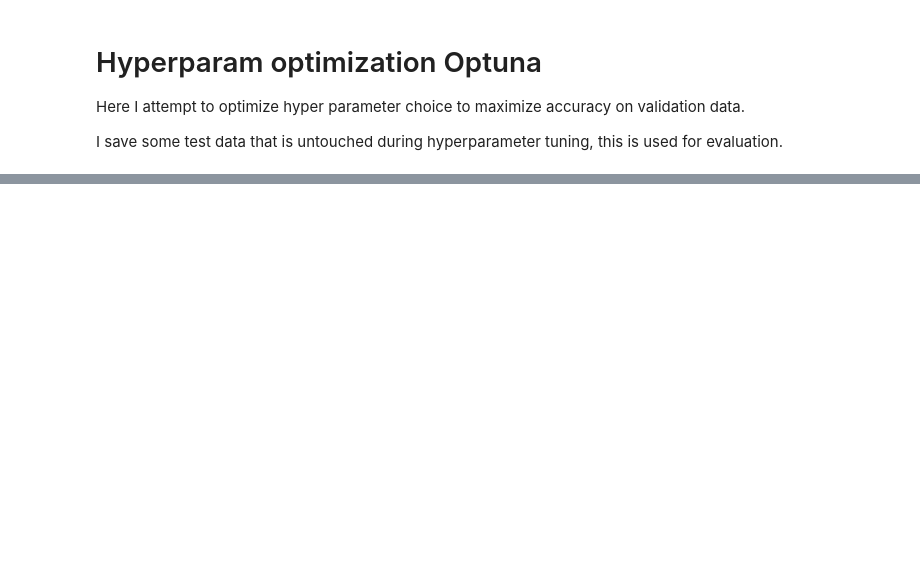
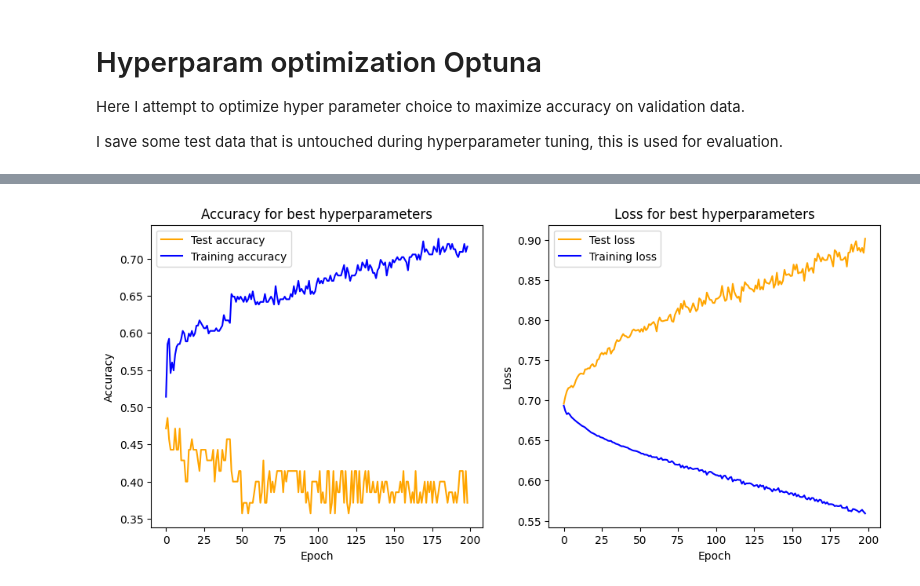
Before and after one commit to duedahl/LU_EEG_Classification, a Jupyter notebook: NN_EEGNET.ipynb, the cells around one changed output, grey strips where cells are left out. Saved outputs shown, nothing was run; the diff lists cells and outputs as text; code cells hidden in the pictures; blank space fills up the shorter version.

```diff
--- a/NN_EEGNET.ipynb
+++ b/NN_EEGNET.ipynb
@@ -201,7 +188,11 @@ Here I attempt to optimize hyper parameter choice to maximize accuracy on valida
 I save some test data that is untouched during hyperparameter tuning, this is used for evaluation.
 # %%
 # Partition into training and test data
-dat_hyper, dat_test = random_split(DATASET, [0.8,0.2])
+dat_train, dat_val, dat_test = random_split(DATASET, [0.7,0.15,0.15])
+
+# Load in the data
+train_loader = DataLoader(dat_train, batch_size=BATCH_SIZE)
+valid_loader = DataLoader(dat_val, batch_size=BATCH_SIZE)
 # Test data, cannot be used for training or tuning!
 test_loader = DataLoader(dat_test, batch_size=BATCH_SIZE)
 # %%
@@ -294,0 +266,18 @@ optuna.visualization.plot_optimization_history(study)
+# %%
+
+# fix random seed
+np.random.seed(34659732)
+torch.manual_seed(34659732)
+
+# #1 Parameters
+filter_sizing = 4
+dropout = 0.216
+depth_param = 2
+model = EEGNET(filter_sizing,dropout,depth_param,N_CHANNELS,mean_pool=15,receptive_field=320)
+criterion = nn.BCELoss()
+optimizer = torch.optim.Adam(model.parameters(), lr = 0.000364)
+
+
+
+# Train network
+train_loss, test_loss, train_acc, test_acc = train(model, criterion, optimizer, train_loader, valid_loader, 200)
@@ -294,0 +305,19 @@ optuna.visualization.plot_optimization_history(study)
+# %%
+# Generate Plots
+fig, ax = plt.subplots(1, 2)
+epoch = range(199)
+ax[0].plot(epoch, test_acc, color="orange", label="Test accuracy")
+ax[0].plot(epoch, train_acc, color="blue", label="Training accuracy")
+ax[0].set_title("Accuracy for best hyperparameters")
+ax[0].set_ylabel("Accuracy")
+ax[0].set_xlabel("Epoch")
+ax[0].legend()
+ax[1].plot(epoch, test_loss, color="orange", label="Test loss")
+ax[1].plot(epoch, train_loss, color="blue", label="Training loss")
+ax[1].set_title("Loss for best hyperparameters")
+ax[1].set_ylabel("Loss")
+ax[1].set_xlabel("Epoch")
+ax[1].legend()
+fig.set_size_inches(12,5)
+# %% [output]
+[figure, added]
```
Also changed, not shown: parts of 11 cells of this notebook.
